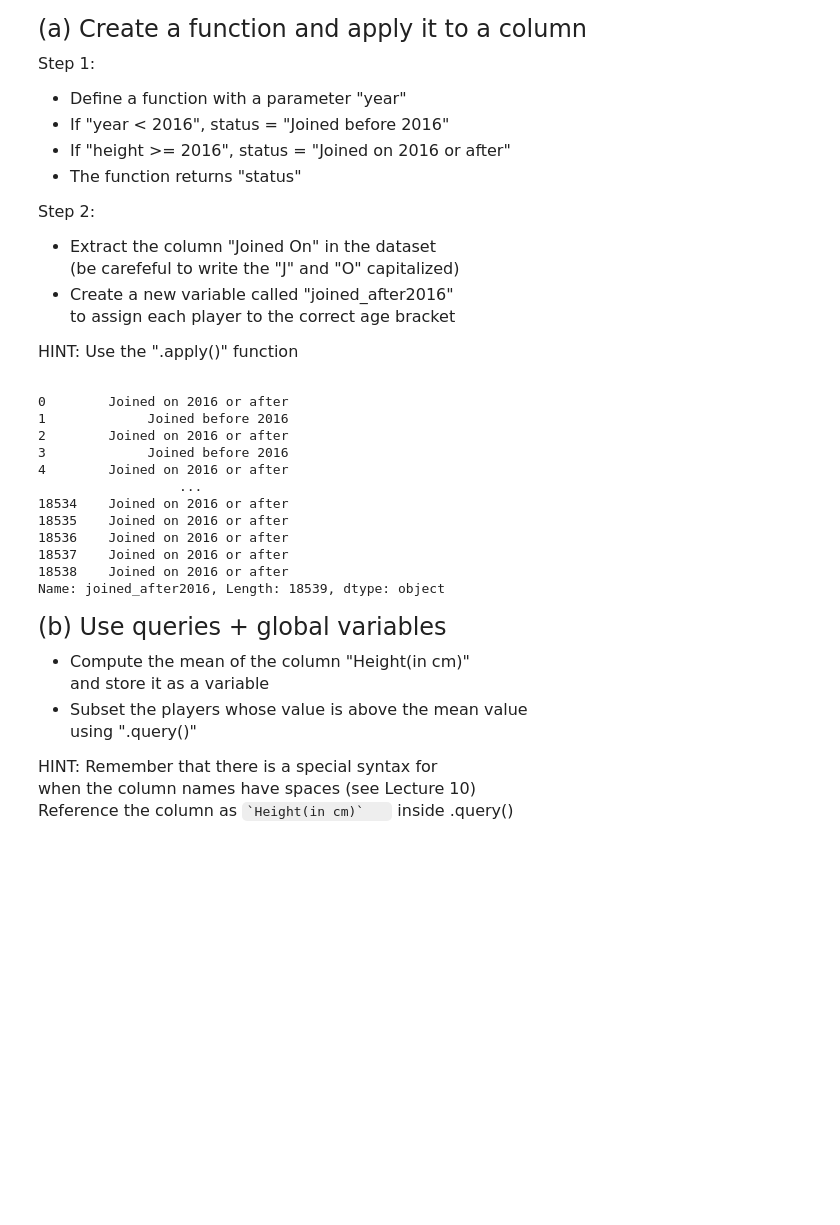
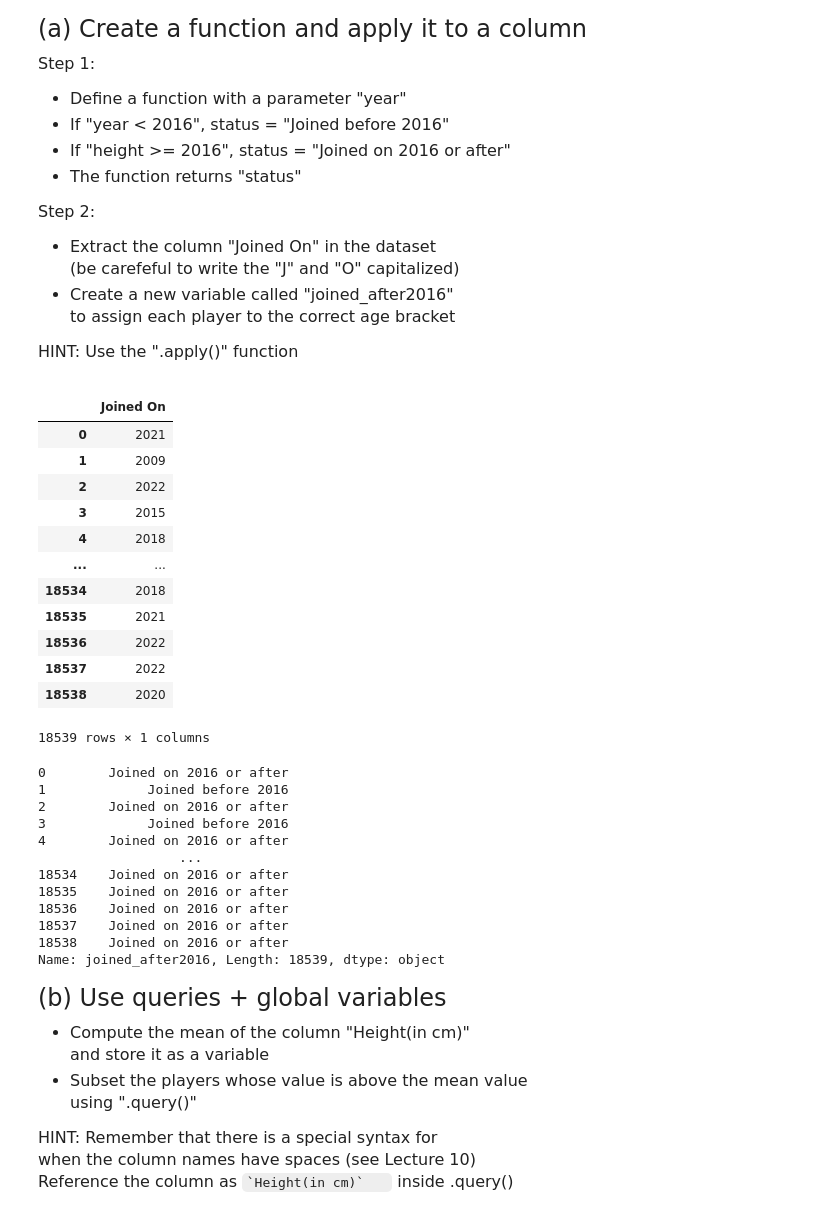
Before and after one commit to MannyBett/EmoryQTM151, a Jupyter notebook: Lecture 12/Quiz 2 - Section 4/Quiz 2 - Section 4.ipynb, the cells around one changed output. Saved outputs shown, nothing was run; the diff lists cells and outputs as text; code cells hidden in the pictures; blank space fills up the shorter version.

```diff
--- a/Lecture 12/Quiz 2 - Section 4/Quiz 2 - Section 4.ipynb
+++ b/Lecture 12/Quiz 2 - Section 4/Quiz 2 - Section 4.ipynb
@@ -88,28 +88,42 @@ HINT: Use the ".apply()" function
 # %%
 # Write your own code
 def fn_fifa(year):
     if year < 2016:
         status = "Joined before 2016"
     elif year >= 2016:
         status = "Joined on 2016 or after"
     return(status)
 
+display(fifa[["Joined On"]])
 
 fifa["joined_after2016"]=fifa["Joined On"].apply(fn_fifa)
 display(fifa["joined_after2016"])
 # %% [output]
+|  | Joined On |
+| 0 | 2021 |
+| 1 | 2009 |
+| 2 | 2022 |
+| 3 | 2015 |
+| 4 | 2018 |
+| ... | ... |
+| 18534 | 2018 |
+| 18535 | 2021 |
+| 18536 | 2022 |
+| 18537 | 2022 |
+| 18538 | 2020 |
-0        Joined on 2016 or after
-1             Joined before 2016
-2        Joined on 2016 or after
-3             Joined before 2016
-4        Joined on 2016 or after
-                  ...
-18534    Joined on 2016 or after
-18535    Joined on 2016 or after
-18536    Joined on 2016 or after
-18537    Joined on 2016 or after
-18538    Joined on 2016 or after
-Name: joined_after2016, Length: 18539, dtype: object
+18539 rows × 1 columns
+0        Joined on 2016 or after
+1             Joined before 2016
+2        Joined on 2016 or after
+3             Joined before 2016
+4        Joined on 2016 or after
+                  ...
+18534    Joined on 2016 or after
+18535    Joined on 2016 or after
+18536    Joined on 2016 or after
+18537    Joined on 2016 or after
+18538    Joined on 2016 or after
+Name: joined_after2016, Length: 18539, dtype: object
 # %% [markdown]
 <font size = "5">
 
```
Also changed, not shown: parts of 9 cells of this notebook, 1 other file.
